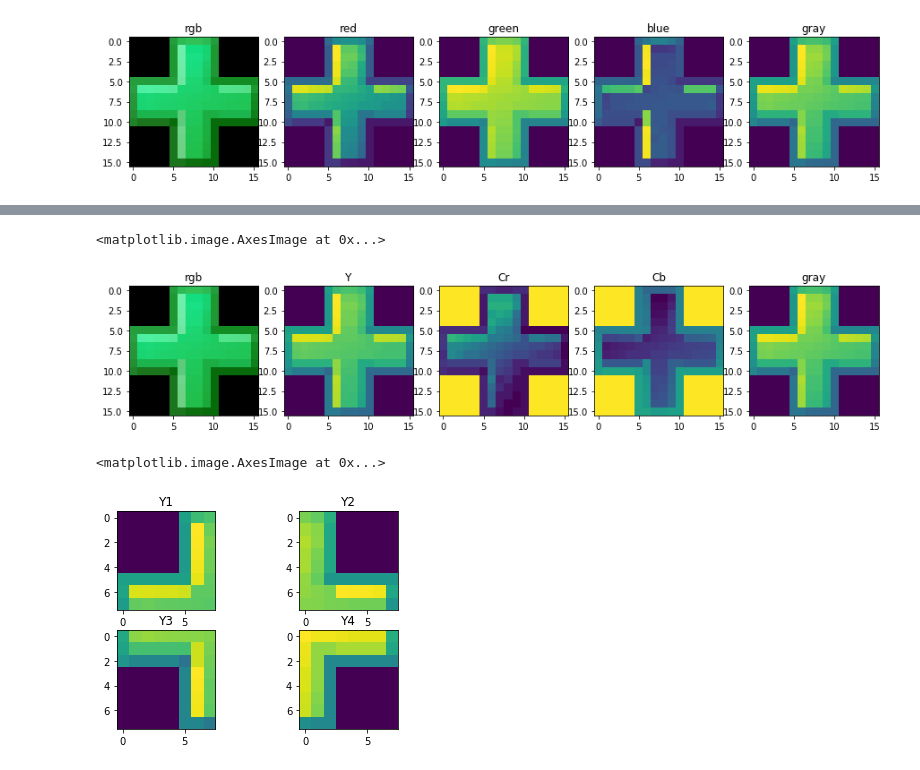
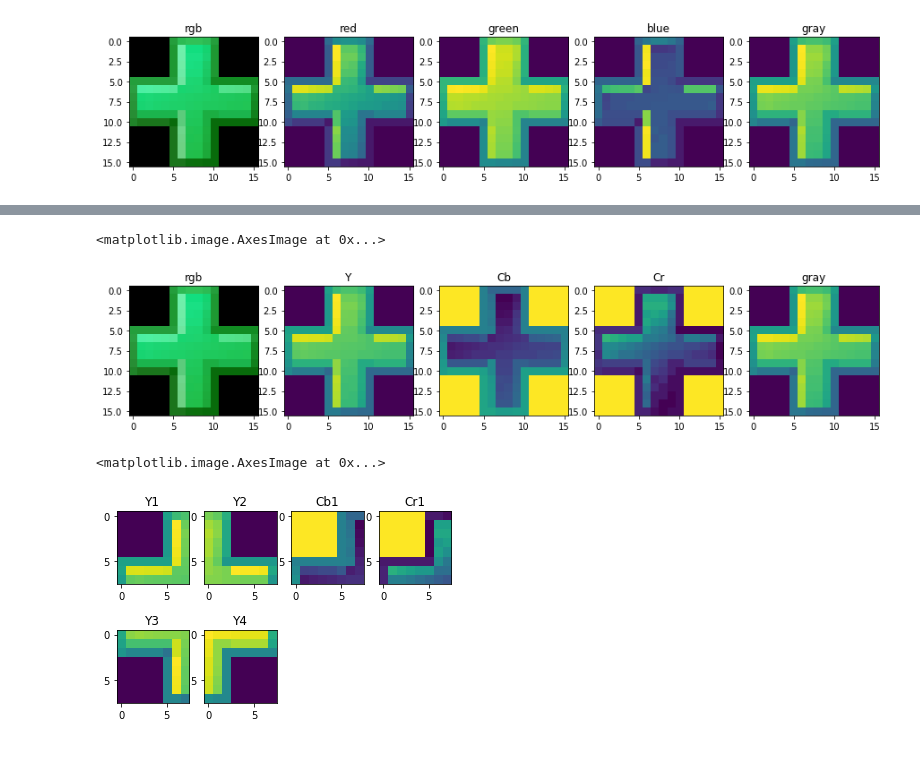
Before and after one commit to markshibu/Video-Encoder-Decoder, a Jupyter notebook: markshi/forked.ipynb, the cells around one changed output, grey strips where cells are left out. Drawn from its saved outputs; the diff is of its cells as text; code cells hidden in the pictures.

```diff
--- a/markshi/forked.ipynb
+++ b/markshi/forked.ipynb
@@ -140,35 +121,43 @@ plt.subplot(152)
 plt.title('Y')
 plt.imshow(Y)
 plt.subplot(153)
+plt.title('Cb')
+plt.imshow(Cb)
+plt.subplot(154)
 plt.title('Cr')
 plt.imshow(Cr)
-plt.subplot(154)
-plt.title('Cb')
-plt.imshow(Cb)
 plt.subplot(155)
 plt.title('gray')
 plt.imshow(gray)
 # %% [output]
 <matplotlib.image.AxesImage at 0x...>
-[figure, old version]
+[figure, new version]
+# %%
+Y1 = Y[:8,:8]
+Y2 = Y[:8,8:]
+Y3 = Y[8:,:8]
+Y4 = Y[8:,8:]
+Cb1 = Cb[:8,:8]
+Cr1 = Cr[:8,:8]
 # %%
-Y1 = Y[:8,:8]
-Y2 = Y[:8,8:]
-Y3 = Y[8:,:8]
-Y4 = Y[8:,8:]
-#plt.figure(figsize=(15,5))
-plt.subplot(221)
+plt.subplot(241)
 plt.title('Y1')
 plt.imshow(Y1)
-plt.subplot(222)
+plt.subplot(242)
 plt.title('Y2')
 plt.imshow(Y2)
-plt.subplot(223)
+plt.subplot(243)
+plt.title('Cb1')
+plt.imshow(Cb1)
+plt.subplot(245)
 plt.title('Y3')
 plt.imshow(Y3)
-plt.subplot(224)
+plt.subplot(246)
 plt.title('Y4')
 plt.imshow(Y4)
+plt.subplot(244)
+plt.title('Cr1')
+plt.imshow(Cr1)
 # %% [output]
 <matplotlib.image.AxesImage at 0x...>
-[figure, old version]
+[figure, new version]
```
Also changed, not shown: parts of 4 cells of this notebook, 1 other file.
